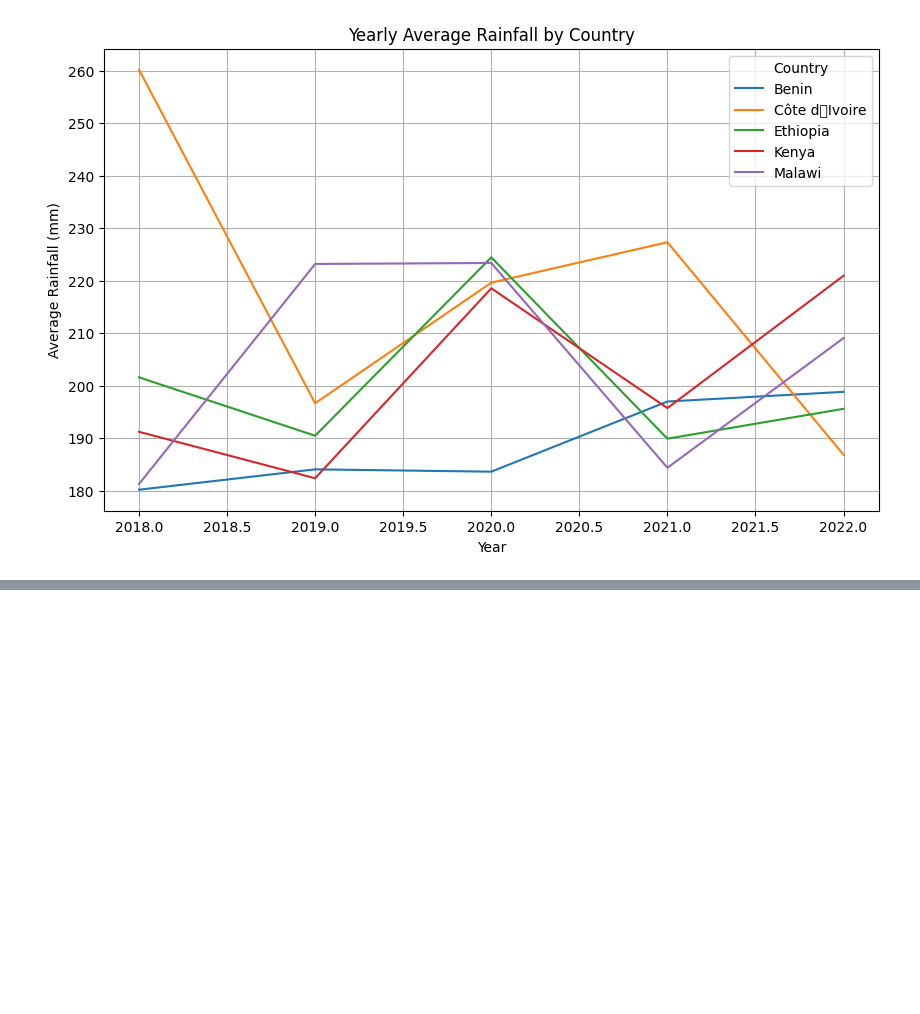
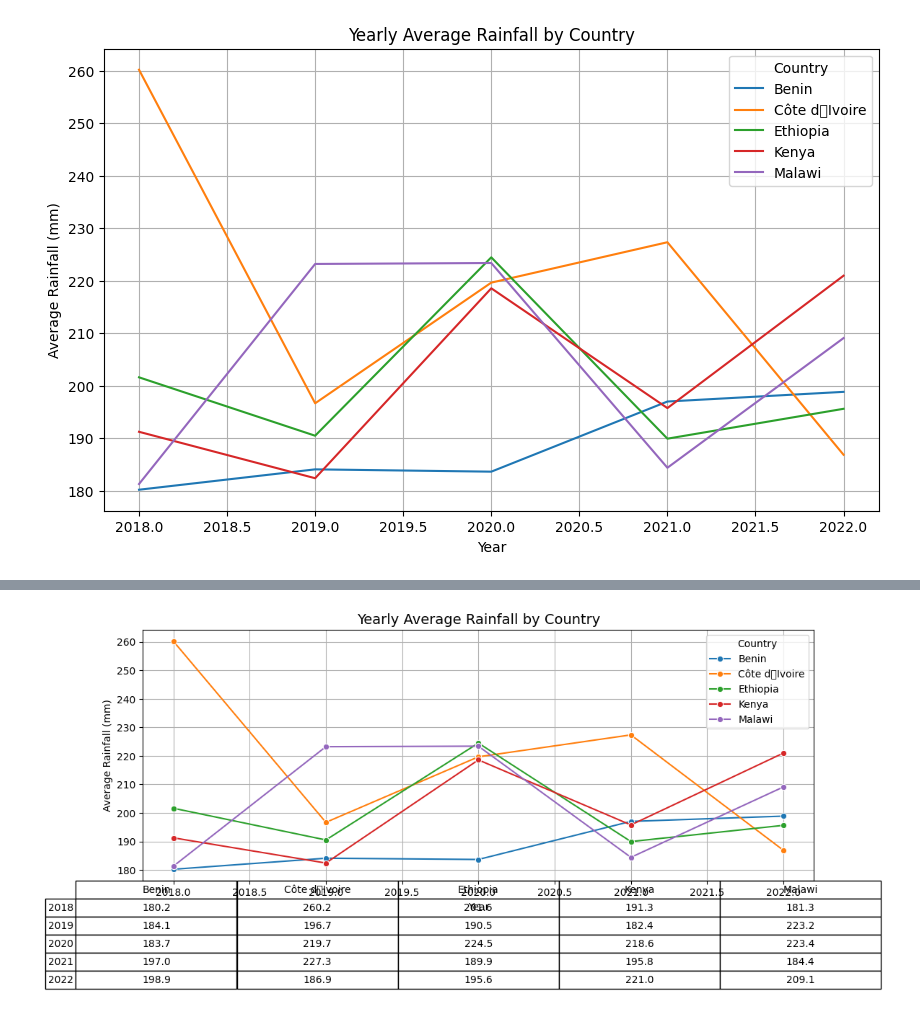
Before and after one commit to Sofilab/Rainfall-analysis-Ethiopia, a Jupyter notebook: Rainfall_Analysis.ipynb, the cells around one changed output, grey strips where cells are left out. Cells and saved outputs as stored; diff of their text form; code cells hidden in the pictures; blank space fills up the shorter version.

```diff
--- a/Rainfall_Analysis.ipynb
+++ b/Rainfall_Analysis.ipynb
@@ -70,0 +169,38 @@ plt.show()
+# %%
+import seaborn as sns
+import matplotlib.pyplot as plt
+import pandas as pd
+
+# Pivot the data for a cleaner table (Years as index, Countries as columns)
+rainfall_pivot = yearly_country_avg.pivot(index='Year', columns='Country', values='Rainfall_mm')
+
+# Create figure and axis
+fig, ax = plt.subplots(figsize=(12, 6))
+
+# Line plot
+sns.lineplot(data=yearly_country_avg, x='Year', y='Rainfall_mm', hue='Country', marker='o', ax=ax)
+
+# Format plot
+ax.set_title('Yearly Average Rainfall by Country', fontsize=14)
+ax.set_ylabel('Average Rainfall (mm)')
+ax.set_xlabel('Year')
+ax.grid(True)
+
+# Adjust layout to make room for table
+plt.subplots_adjust(bottom=0.3)
+
+# Add table below the plot
+table = plt.table(cellText=rainfall_pivot.round(1).values,
+                  rowLabels=rainfall_pivot.index,
+                  colLabels=rainfall_pivot.columns,
+                  cellLoc='center',
+                  rowLoc='center',
+                  loc='bottom')
+
+table.auto_set_font_size(False)
+table.set_fontsize(10)
+table.scale(1.2, 1.5)
+
+plt.show()
+# %% [output]
+[figure, added]
```
Also changed, not shown: parts of 5 cells of this notebook.
